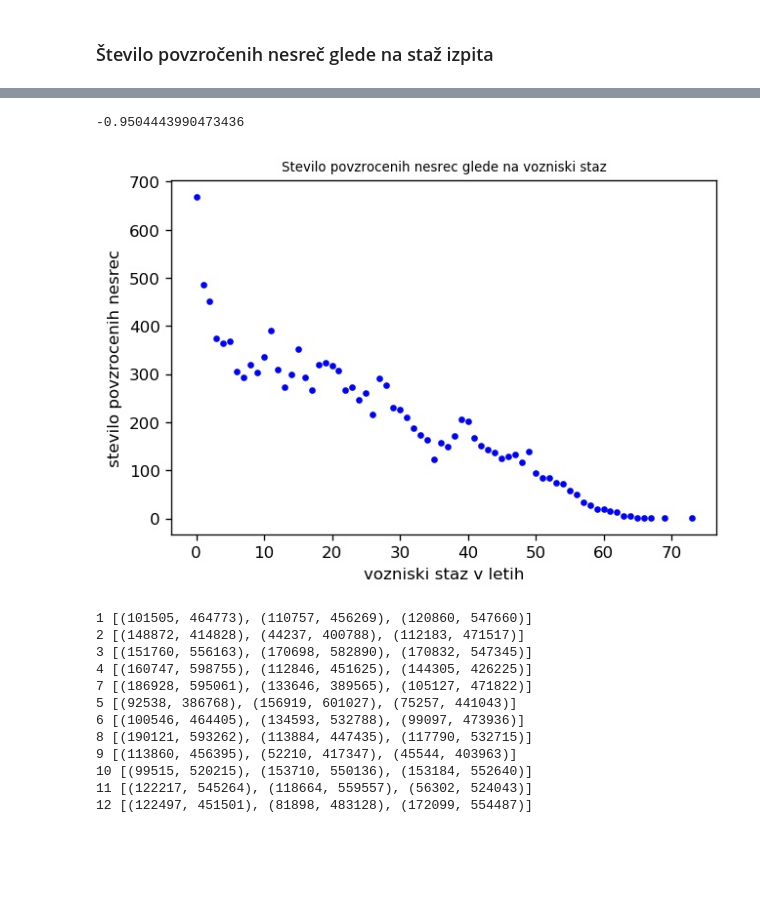
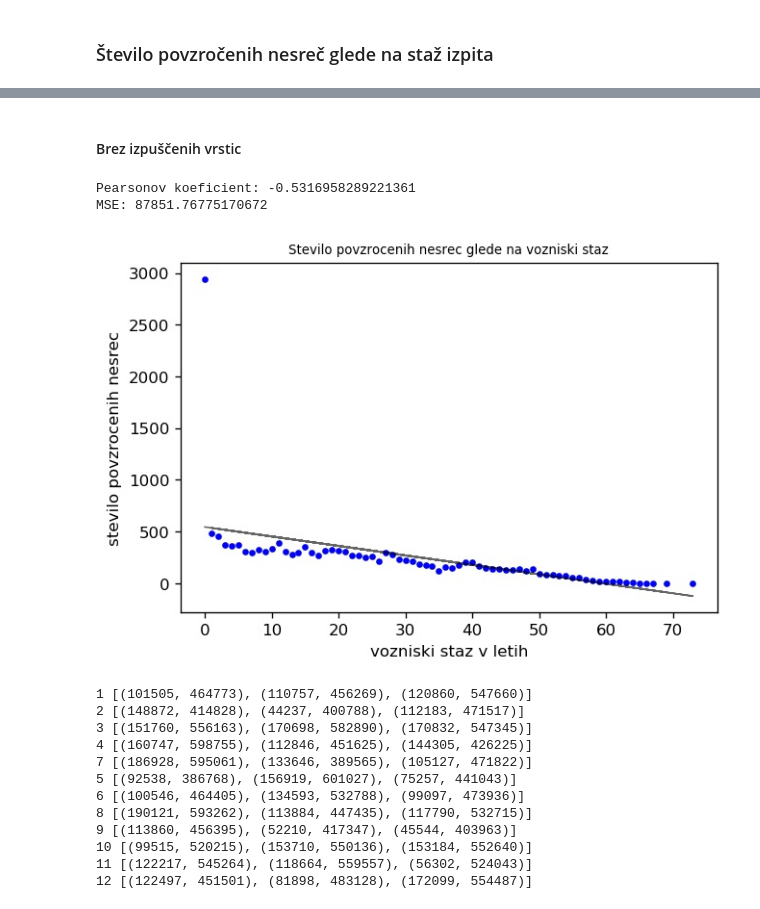
Before and after one commit to ozbej/PR20BOTGJ, a Jupyter notebook: Porocilo Ozbej.ipynb, the cells around one changed output, grey strips where cells are left out. Drawn from its saved outputs; the diff is of its cells as text; code cells hidden in the pictures; blank space fills up the shorter version.

```diff
--- a/Porocilo Ozbej.ipynb
+++ b/Porocilo Ozbej.ipynb
@@ -137,25 +180,39 @@ def pearson(x, y):
+# %% [markdown]
+#### Brez izpuščenih vrstic
 # %%
 staz_nesrece = dict()
 
 for row in data:
-    if int(row["VozniskiStazVLetih"]) == 0 and int(row["VozniskiStazVMesecih"]) == 0:
-            continue
     if row["Povzrocitelj"] == "POVZROCITELJ":
         staz = int(row["VozniskiStazVLetih"])
         if staz not in staz_nesrece.keys():
             staz_nesrece[staz] = 0
         staz_nesrece[staz] += 1
 
 plt.figure(dpi=120)
 plt.plot(list(staz_nesrece.keys()), list(staz_nesrece.values()), ".", color="b")
 plt.title('Stevilo povzrocenih nesrec glede na vozniski staz', fontsize=8)
 plt.xlabel('vozniski staz v letih')
 plt.ylabel('stevilo povzrocenih nesrec');
 
-pearson(list(staz_nesrece.keys()), list(staz_nesrece.values()))
+print("Pearsonov koeficient:", pearson(list(staz_nesrece.keys()), list(staz_nesrece.values())))
+
+# Regresija
+x = np.array(list(staz_nesrece.keys()))
+y = np.array(list(staz_nesrece.values()))
+x = x.reshape(-1, 1)
+y = y.reshape(-1, 1)
+
+model = LinearRegression()
+model.fit(x, y)
+
+predict = model.predict(x)
+plt.plot(x, predict, color='black', linewidth="1", alpha=0.6);
+print("MSE:", mean_squared_error(predict, y))
 # %% [output]
--0.9504443990473436
+Pearsonov koeficient: -0.5316958289221361
+MSE: 87851.76775170672
-[figure, old version]
+[figure, new version]
 # %%
 koordinate_datum = dict()
 prejsnja = -1
```
Also changed, not shown: parts of 1 cell of this notebook, 1 other file.
